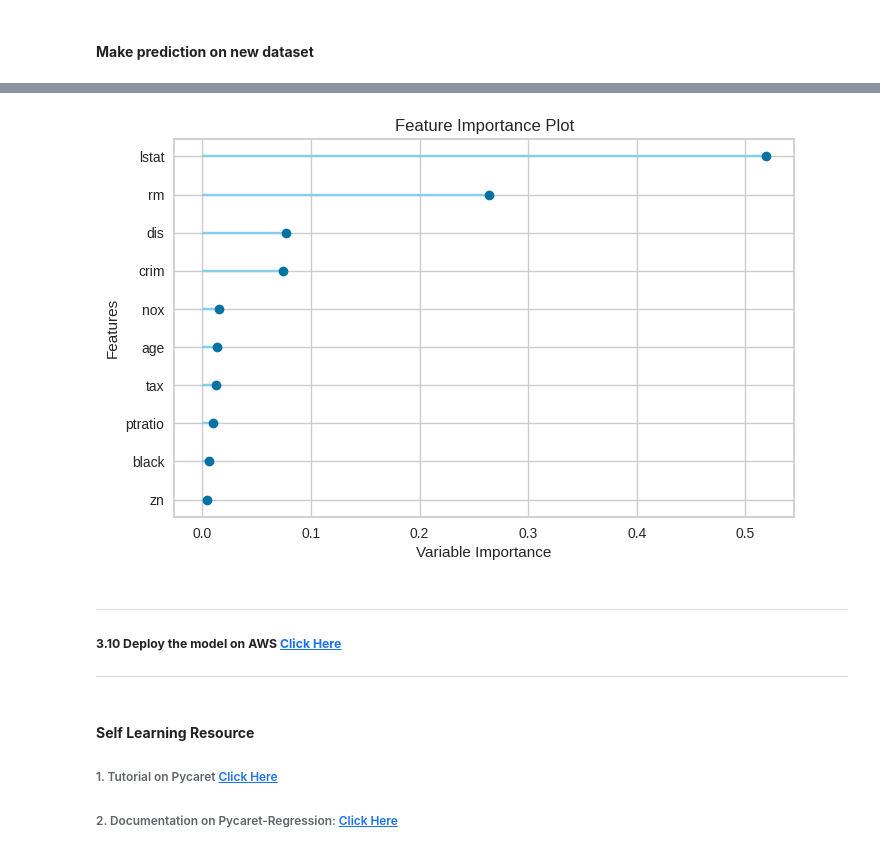
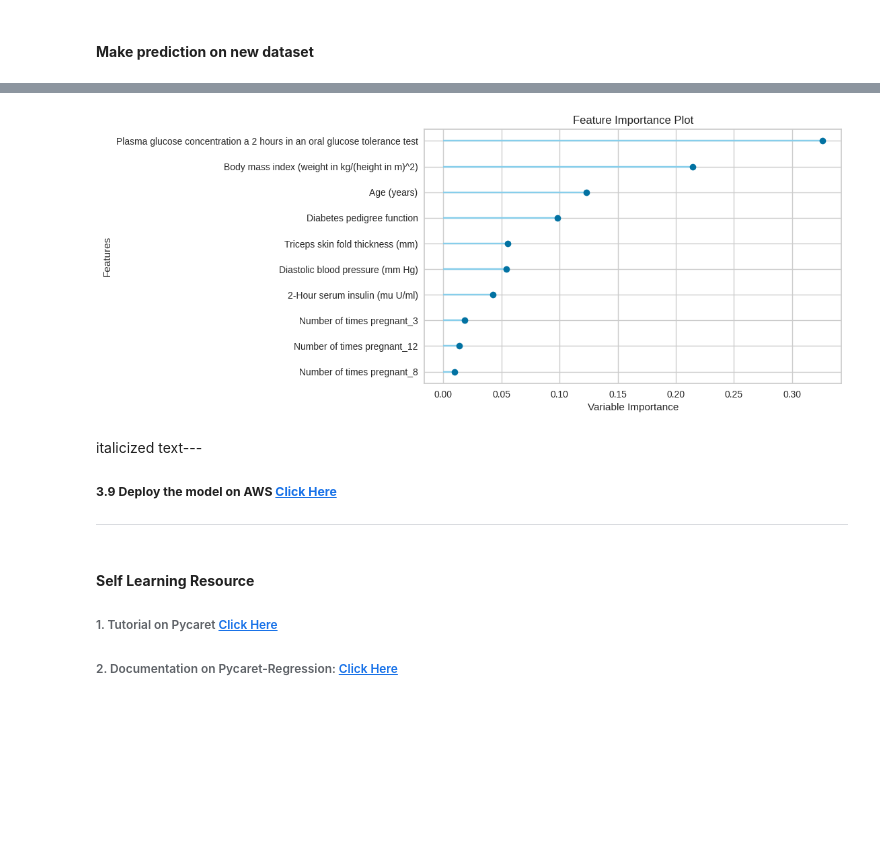
Before and after one commit to psrana/Machine-Learning-using-PyCaret, a Jupyter notebook: 02_PyCaret_for_Classification_with_Results.ipynb, the cells around one changed output, grey strips where cells are left out. Saved outputs shown, nothing was run; the diff lists cells and outputs as text; code cells hidden in the pictures; blank space fills up the shorter version.

```diff
--- a/02_PyCaret_for_Classification_with_Results.ipynb
+++ b/02_PyCaret_for_Classification_with_Results.ipynb
@@ -615,13 +565,13 @@ plot_model(model, plot='feature')
 ---
 # %%
-model = create_model('dt')
-plot_model(model, plot='feature')
+dtModel = create_model('dt', verbose=False)
+plot_model(dtModel, plot='feature')
 # %% [output]
-[figure, old version]
+[figure, new version]
 # %% [markdown]
+italicized text---
+##### **3.9 Deploy the model on AWS</span>  <a href="https://pycaret.org/regression/#deploy-model">Click Here</a>**
 ---
-##### **3.10 Deploy the model on AWS</span>  <a href="https://pycaret.org/regression/#deploy-model">Click Here</a>**
----
 # %% [markdown]
 #### **Self Learning Resource**
 
```
Also changed, not shown: parts of 44 cells of this notebook.
